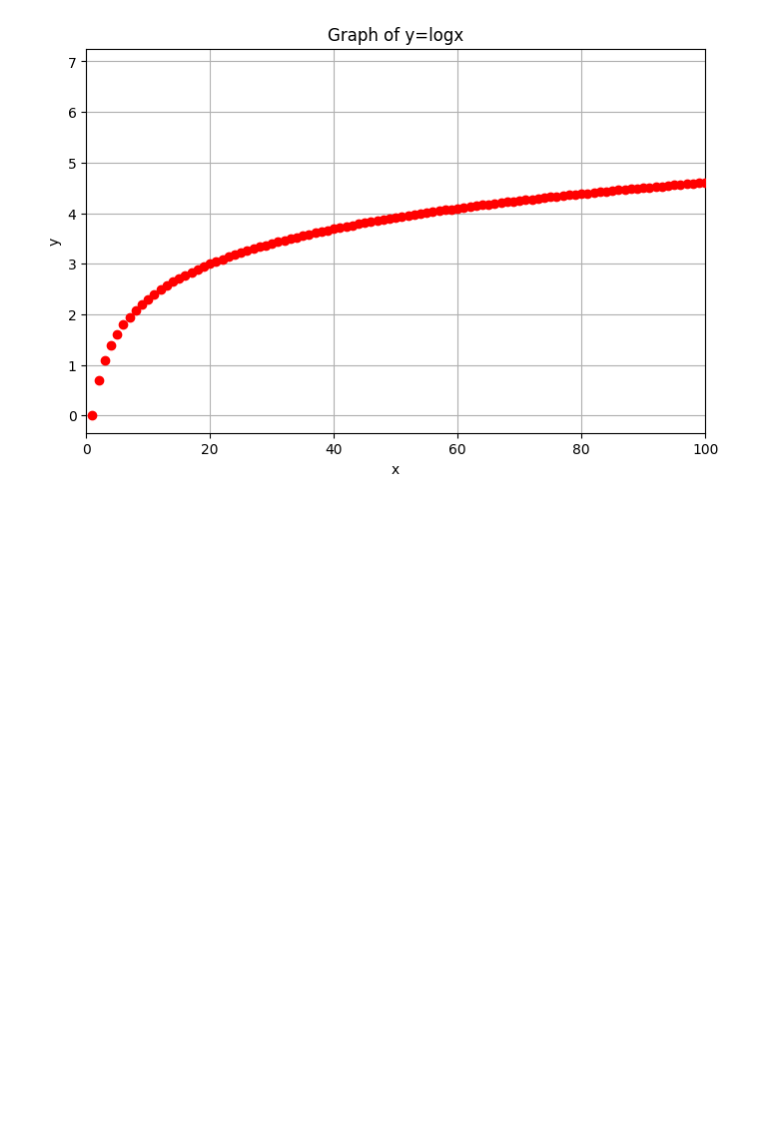
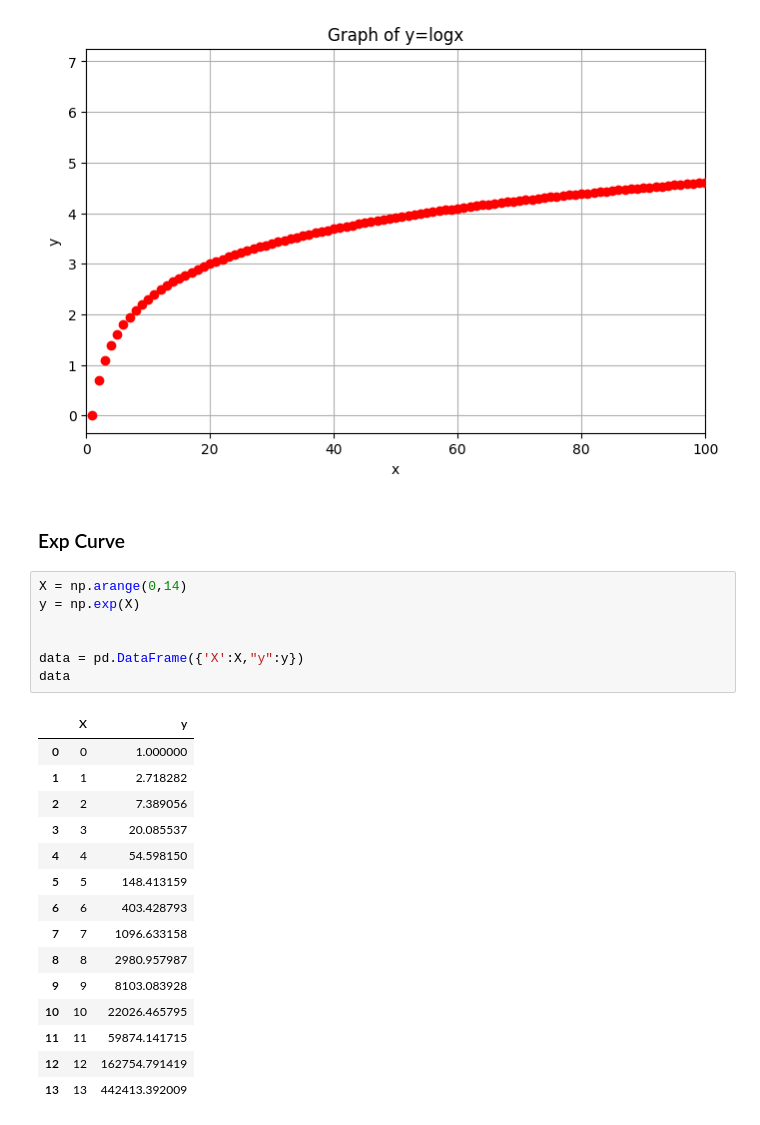
Before and after one commit to OrdenWills/Maths-coding-Ka-stroud, a Jupyter notebook: curves_and_curve-fitting/main.ipynb, the cells around one changed output. Cells and saved outputs as stored; diff of their text form; blank space fills up the shorter version.

```diff
--- a/curves_and_curve-fitting/main.ipynb
+++ b/curves_and_curve-fitting/main.ipynb
@@ -67,3 +69,28 @@ plt.grid()
 plt.show()
 # %% [output]
 [figure]
+# %% [markdown]
+### Exp Curve
+# %%
+X = np.arange(0,14)
+y = np.exp(X)
+
+
+data = pd.DataFrame({'X':X,"y":y})
+data
+# %% [output]
+|  | X | y |
+| 0 | 0 | 1.000000 |
+| 1 | 1 | 2.718282 |
+| 2 | 2 | 7.389056 |
+| 3 | 3 | 20.085537 |
+| 4 | 4 | 54.598150 |
+| 5 | 5 | 148.413159 |
+| 6 | 6 | 403.428793 |
+| 7 | 7 | 1096.633158 |
+| 8 | 8 | 2980.957987 |
+| 9 | 9 | 8103.083928 |
+| 10 | 10 | 22026.465795 |
+| 11 | 11 | 59874.141715 |
+| 12 | 12 | 162754.791419 |
+| 13 | 13 | 442413.392009 |
```
Also changed, not shown: parts of 4 cells of this notebook, 1 other file.
